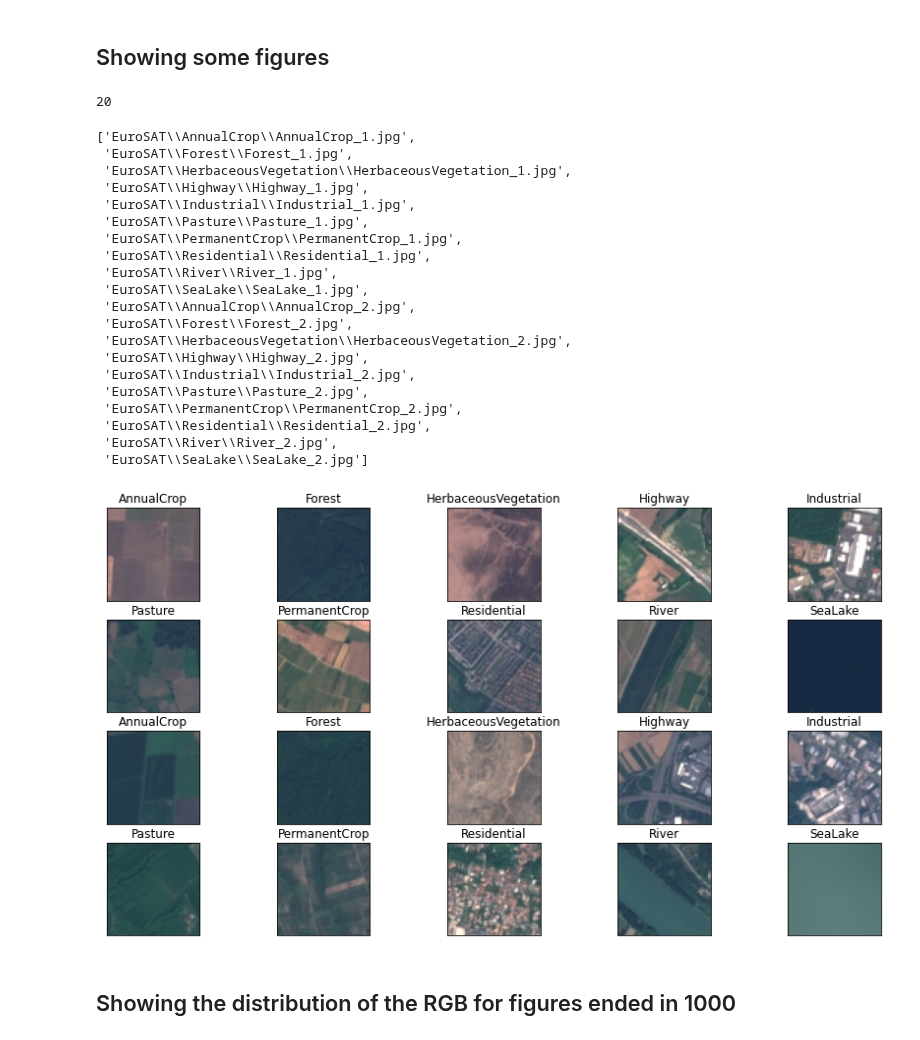
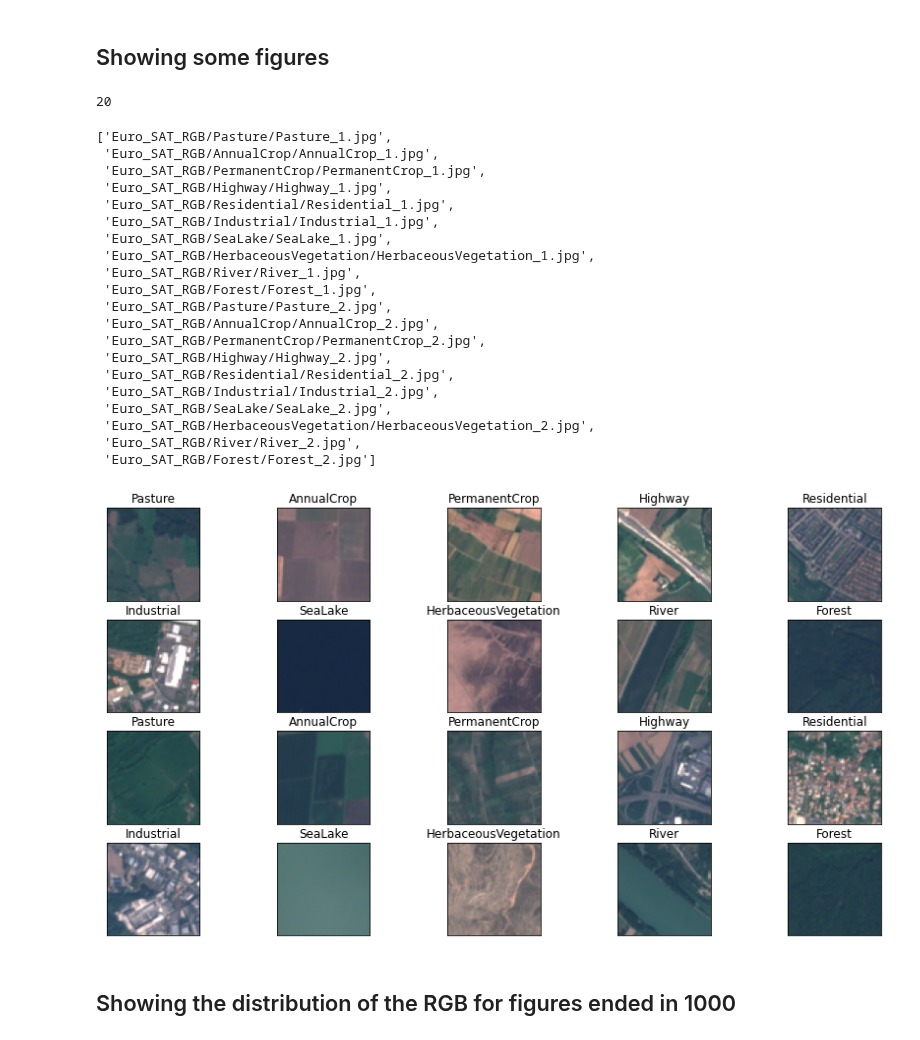
Before and after one commit to CSCCNY/final-project-landandbuildingsatimg-ccny, a Jupyter notebook: notebooks/scratch/00-SM-Tutorial_1.1_All_Dataset.ipynb, the cells around one changed output. Drawn from its saved outputs; the diff is of its cells as text; code cells hidden in the pictures.

```diff
--- a/notebooks/scratch/00-SM-Tutorial_1.1_All_Dataset.ipynb
+++ b/notebooks/scratch/00-SM-Tutorial_1.1_All_Dataset.ipynb
@@ -6,8 +6,9 @@ I am just coding the following to be familiarize with one of the approch to clas
 # Reading Dataset
 # %%
 import os
-os.chdir(r"C:\Users\said_\Google Drive\THE CITY COLLEGE OF NEW YORK\Ph.D.Classes\Spring21\Neural Networks\Project\Tutorial_1")
-dataset = r'EuroSAT'
+#os.chdir(r"C:\Users\said_\Google Drive\THE CITY COLLEGE OF NEW YORK\Ph.D.Classes\Spring21\Neural Networks\Project\Tutorial_1")
+os.chdir(r'/home/said.mejia/Projects/Deep_Learning/Dataset')
+dataset = r'Euro_SAT_RGB'
 labels = os.listdir(dataset)
 print(labels)
 # %% [output]
@@ -53,37 +54,37 @@ print(len(img_paths))
 img_paths
 # %% [output]
 20
-['EuroSAT\\AnnualCrop\\AnnualCrop_1.jpg',
- 'EuroSAT\\Forest\\Forest_1.jpg',
- 'EuroSAT\\HerbaceousVegetation\\HerbaceousVegetation_1.jpg',
- 'EuroSAT\\Highway\\Highway_1.jpg',
- 'EuroSAT\\Industrial\\Industrial_1.jpg',
- 'EuroSAT\\Pasture\\Pasture_1.jpg',
- 'EuroSAT\\PermanentCrop\\PermanentCrop_1.jpg',
- 'EuroSAT\\Residential\\Residential_1.jpg',
- 'EuroSAT\\River\\River_1.jpg',
- 'EuroSAT\\SeaLake\\SeaLake_1.jpg',
- 'EuroSAT\\AnnualCrop\\AnnualCrop_2.jpg',
- 'EuroSAT\\Forest\\Forest_2.jpg',
- 'EuroSAT\\HerbaceousVegetation\\HerbaceousVegetation_2.jpg',
- 'EuroSAT\\Highway\\Highway_2.jpg',
- 'EuroSAT\\Industrial\\Industrial_2.jpg',
- 'EuroSAT\\Pasture\\Pasture_2.jpg',
- 'EuroSAT\\PermanentCrop\\PermanentCrop_2.jpg',
- 'EuroSAT\\Residential\\Residential_2.jpg',
- 'EuroSAT\\River\\River_2.jpg',
- 'EuroSAT\\SeaLake\\SeaLake_2.jpg']
+['Euro_SAT_RGB/Pasture/Pasture_1.jpg',
+ 'Euro_SAT_RGB/AnnualCrop/AnnualCrop_1.jpg',
+ 'Euro_SAT_RGB/PermanentCrop/PermanentCrop_1.jpg',
+ 'Euro_SAT_RGB/Highway/Highway_1.jpg',
+ 'Euro_SAT_RGB/Residential/Residential_1.jpg',
+ 'Euro_SAT_RGB/Industrial/Industrial_1.jpg',
+ 'Euro_SAT_RGB/SeaLake/SeaLake_1.jpg',
+ 'Euro_SAT_RGB/HerbaceousVegetation/HerbaceousVegetation_1.jpg',
+ 'Euro_SAT_RGB/River/River_1.jpg',
+ 'Euro_SAT_RGB/Forest/Forest_1.jpg',
+ 'Euro_SAT_RGB/Pasture/Pasture_2.jpg',
+ 'Euro_SAT_RGB/AnnualCrop/AnnualCrop_2.jpg',
+ 'Euro_SAT_RGB/PermanentCrop/PermanentCrop_2.jpg',
+ 'Euro_SAT_RGB/Highway/Highway_2.jpg',
+ 'Euro_SAT_RGB/Residential/Residential_2.jpg',
+ 'Euro_SAT_RGB/Industrial/Industrial_2.jpg',
+ 'Euro_SAT_RGB/SeaLake/SeaLake_2.jpg',
+ 'Euro_SAT_RGB/HerbaceousVegetation/HerbaceousVegetation_2.jpg',
+ 'Euro_SAT_RGB/River/River_2.jpg',
+ 'Euro_SAT_RGB/Forest/Forest_2.jpg']
 # %%
 def plot_sat_imgs(paths):
     plt.figure(figsize = (15, 8))
     for i in range(20):
         plt.subplot(4, 5, i+1, xticks = [], yticks = [])
         img = PIL.Image.open(paths[i], 'r')
         plt.imshow(np.asarray(img))
-        plt.title(paths[i].split("\\")[-2])
+        plt.title(paths[i].split("/")[-2]) #s / pc '\\'
 plot_sat_imgs(img_paths)
 # %% [output]
-[figure, old version]
+[figure, new version]
 # %% [markdown]
 ## Showing the distribution of the RGB for figures ended in 1000
 # %%
```
Also changed, not shown: parts of 35 cells of this notebook.
